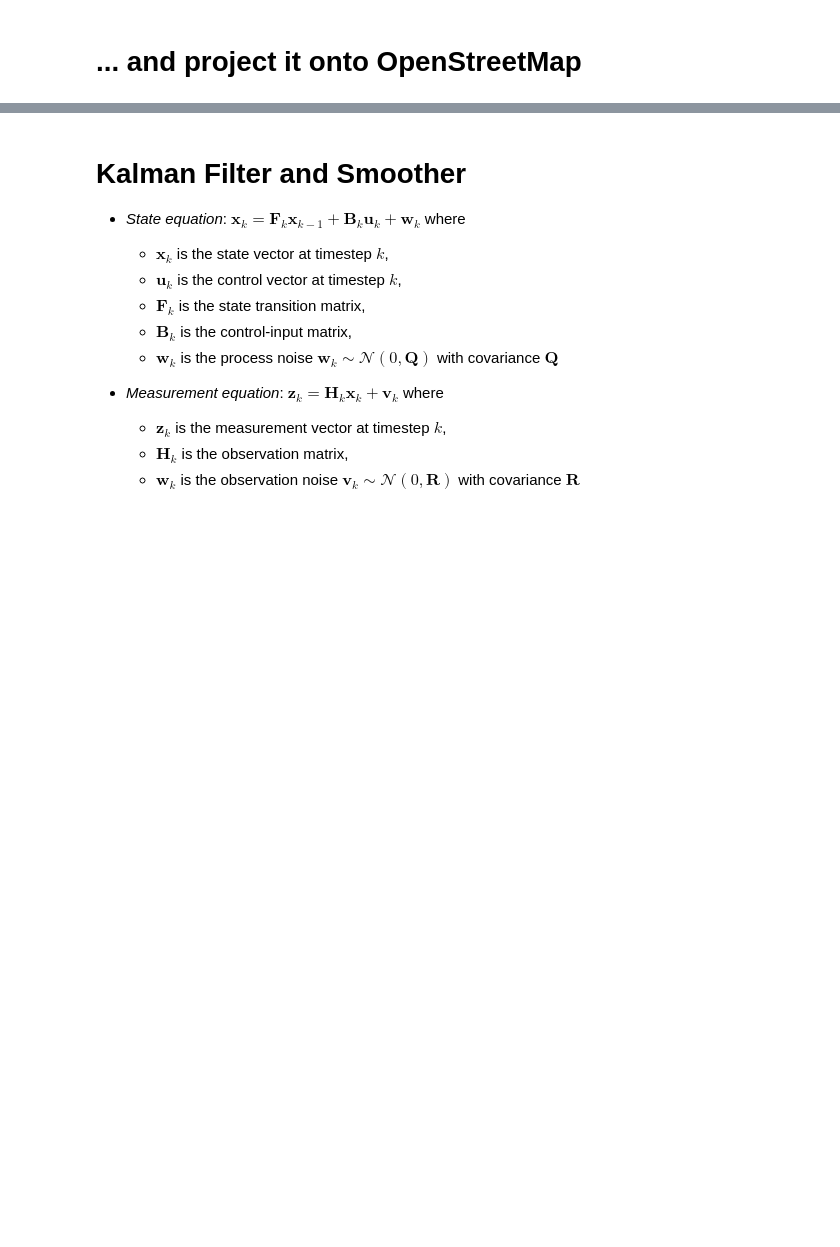
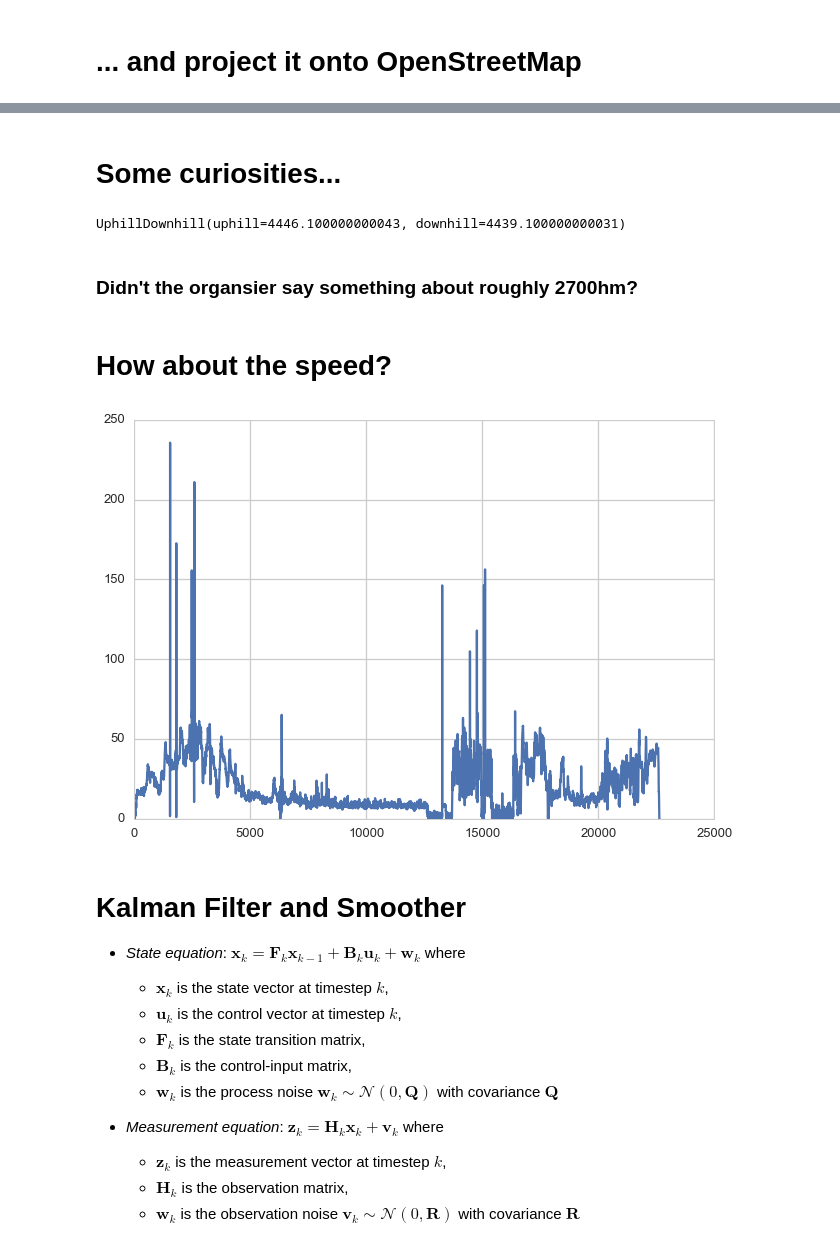
Before and after one commit to FlorianWilhelm/gps_data_with_python, a Jupyter notebook: talk.ipynb, the cells around one changed output, grey strips where cells are left out. Drawn from its saved outputs; the diff is of its cells as text; code cells hidden in the pictures; blank space fills up the shorter version.

```diff
--- a/talk.ipynb
+++ b/talk.ipynb
@@ -277,6 +271,31 @@ plt.plot(simple_coords[:, 0], simple_coords[:, 1], 'ro')
 mplleaflet.display(fig=fig)
 # %% [output]
 [interactive output not drawn]
+# %%
+# we reload again since we changed the elevation
+with open('./gpx/3-laender-giro.gpx') as fh:
+    gpx_file = gpxpy.parse(fh)
+segment = gpx_file.tracks[0].segments[0]
+# %% [markdown]
+# Some curiosities...
+# %%
+gpx_file.get_uphill_downhill()
+# %% [output]
+UphillDownhill(uphill=4446.100000000043, downhill=4439.100000000031)
+# %% [markdown]
+### Didn't the organsier say something about roughly 2700hm?
+# %% [markdown]
+# How about the speed?
+# %%
+plt.rcParams['axes.xmargin'] = 0.0
+plt.rcParams['axes.ymargin'] = 0.0
+# %%
+segment.points[0].speed, segment.points[-1].speed = 0., 0.
+gpx_file.add_missing_speeds()
+speed = np.array([p.speed for p in segment.points])*3.6
+plt.plot(speed);
+# %% [output]
+[figure, added]
 # %% [markdown]
 # Kalman Filter and Smoother
 
```
Also changed, not shown: parts of 35 cells of this notebook, 2 other files.
